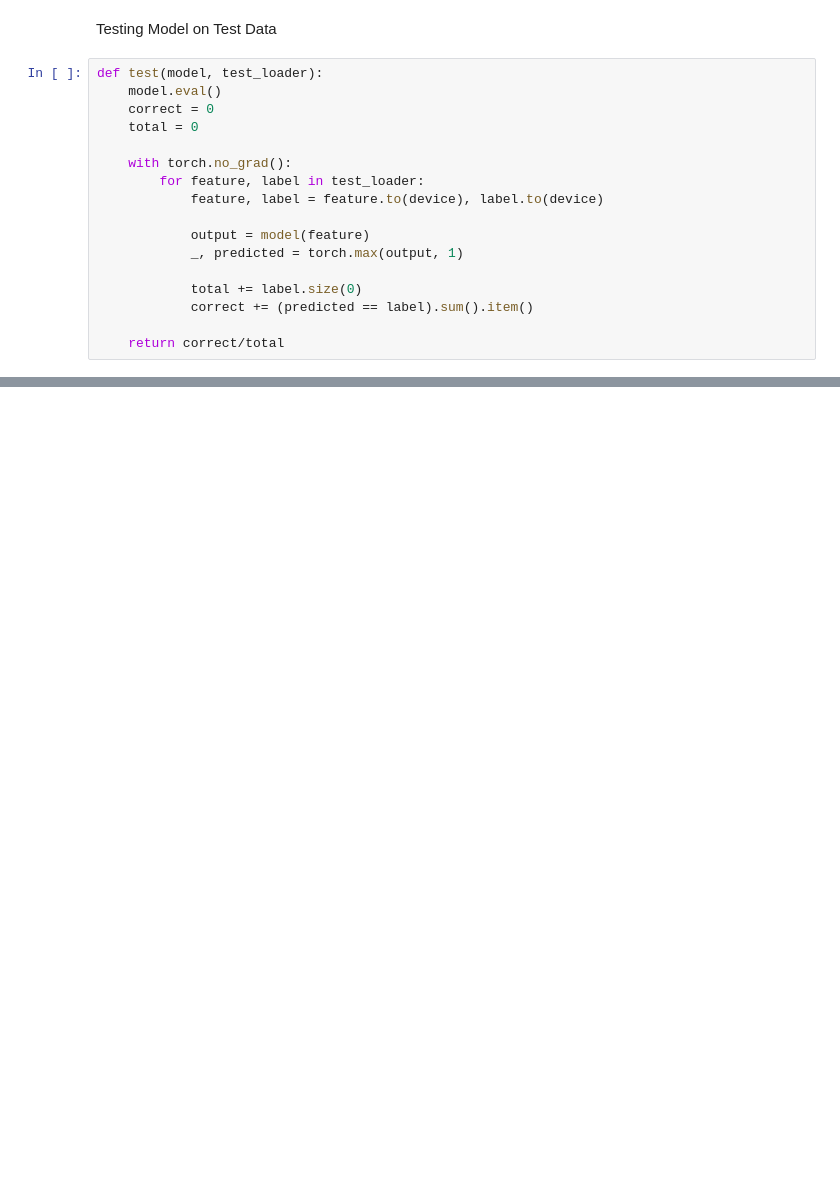
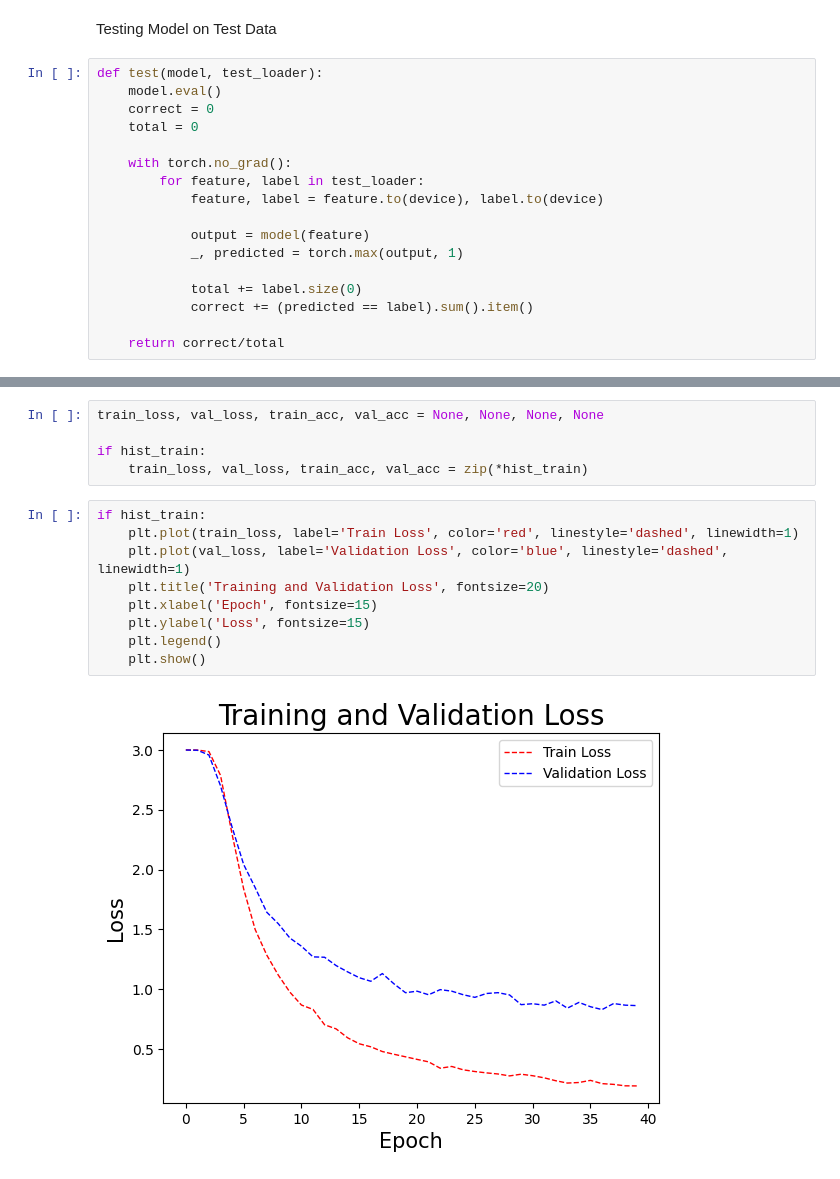
Before and after one commit to elskow/hanacaraka-classifier, a Jupyter notebook: prototype/train_on_roboflow_dataset_custom_model.ipynb, the cells around one changed output, grey strips where cells are left out. Saved outputs shown, nothing was run; the diff lists cells and outputs as text; blank space fills up the shorter version.

```diff
--- a/prototype/train_on_roboflow_dataset_custom_model.ipynb
+++ b/prototype/train_on_roboflow_dataset_custom_model.ipynb
@@ -466,0 +479,16 @@ test(model, test_loader)
+# %%
+train_loss, val_loss, train_acc, val_acc = None, None, None, None
+
+if hist_train:
+    train_loss, val_loss, train_acc, val_acc = zip(*hist_train)
+# %%
+if hist_train:
+    plt.plot(train_loss, label='Train Loss', color='red', linestyle='dashed', linewidth=1)
+    plt.plot(val_loss, label='Validation Loss', color='blue', linestyle='dashed', linewidth=1)
+    plt.title('Training and Validation Loss', fontsize=20)
+    plt.xlabel('Epoch', fontsize=15)
+    plt.ylabel('Loss', fontsize=15)
+    plt.legend()
+    plt.show()
+# %% [output]
+[figure, added]
```
Also changed, not shown: parts of 11 cells of this notebook.
